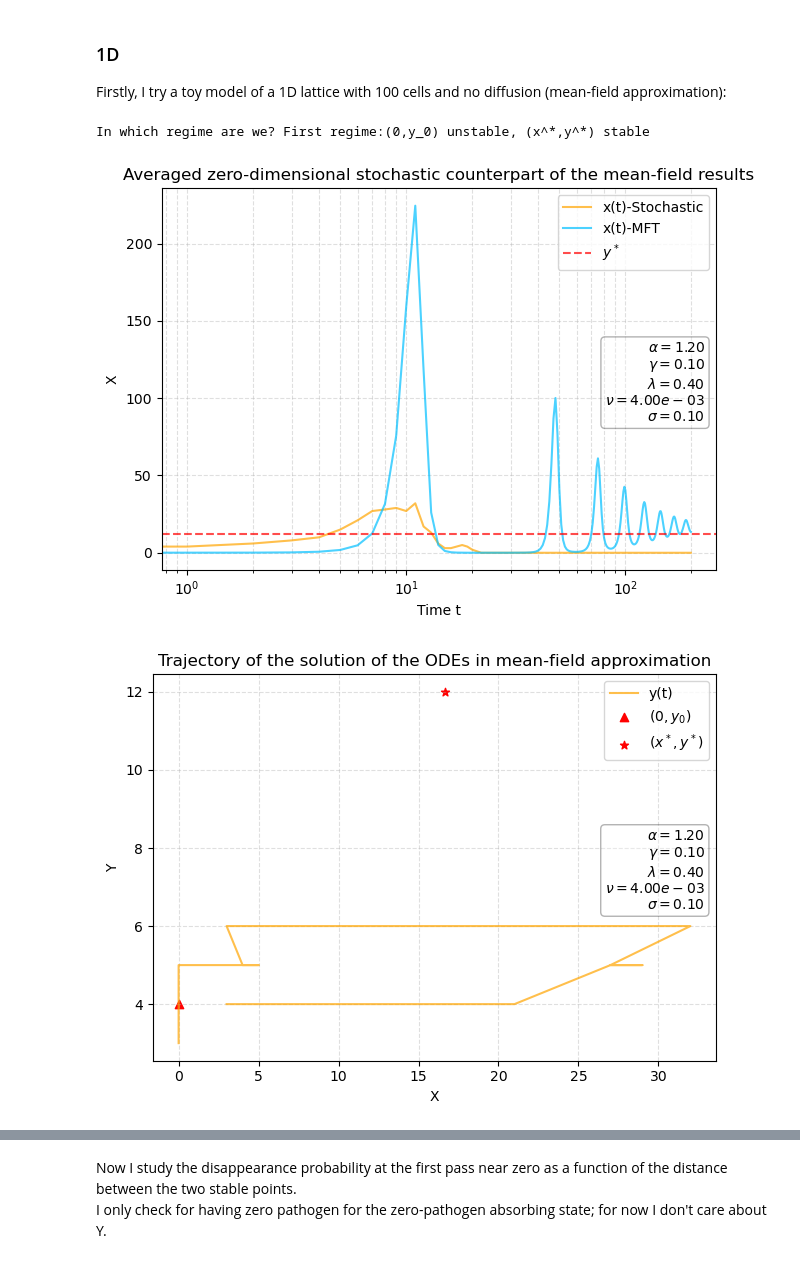
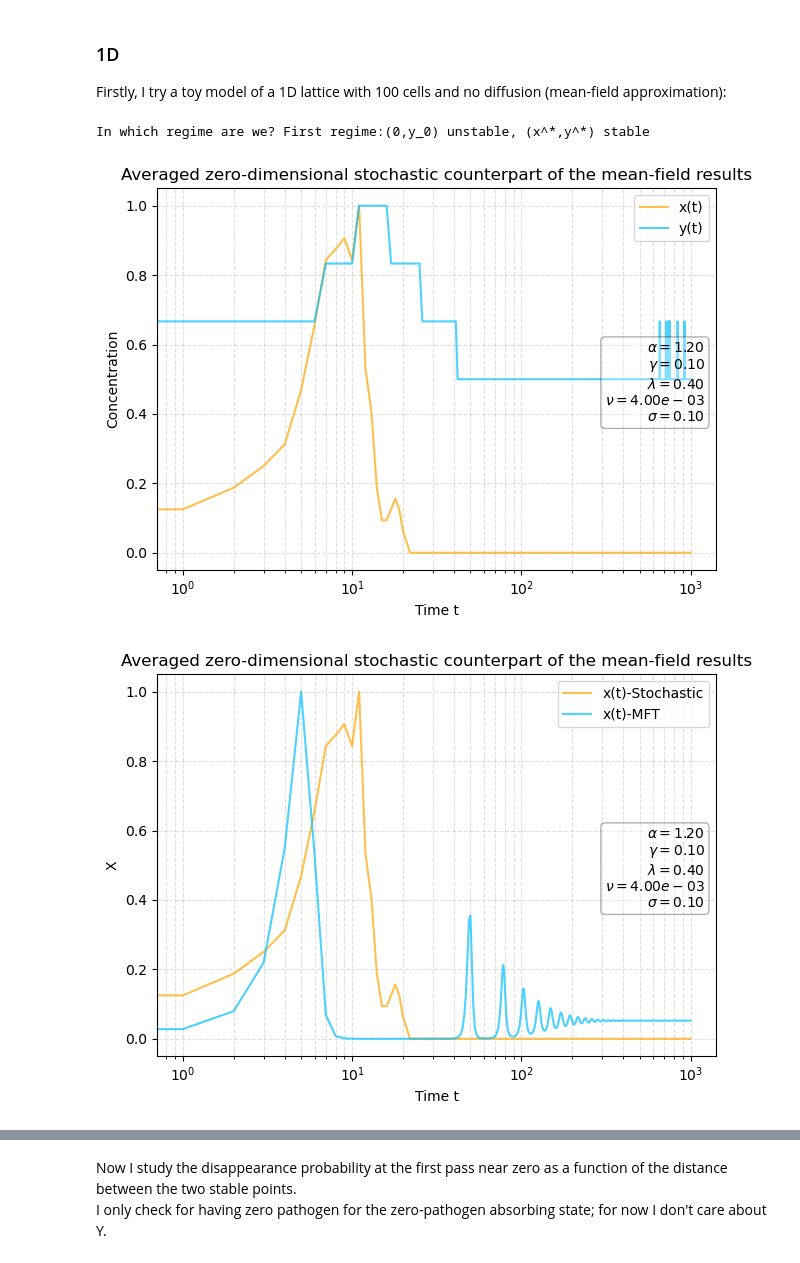
Before and after one commit to pietromalagoli/PCS, a Jupyter notebook: project.ipynb, the cells around one changed output, grey strips where cells are left out. Saved outputs shown, nothing was run; the diff lists cells and outputs as text; code cells hidden in the pictures.

Commit message:
Fixed a bit the model, still not the right results for the stochastic no diffusion part

```diff
--- a/project.ipynb
+++ b/project.ipynb
@@ -12,14 +13,14 @@ import aux      # it's a file with some generic auxiliary functions I often use
 np.random.seed(12345)
 
 # I set some parameters for the whole project
-time_steps = 200    # 1000
+time_steps = 1000    # 1000
 
 # Set the time grid for the ODEs
 t_s = np.linspace(0,time_steps,time_steps)
 
 # parameters initialization (I use the parameters listed in the caption of Figure 3)
 par = {
-    'alpha': 1.2,
+    'alpha': 1.2,   # 1.2
     'gamma': 0.1,   # questo sarebbe 0.01
     'lambda': 0.4,
     'nu': 0.004,
@@ -81,7 +82,7 @@ The parameters represent:
 ## Mean Field Approach ##
 # %%
 # set initial conditions
-z0 = np.array([0.01,np.random.poisson(lam=1)])    # z=[x,y]
+z0 = np.array([3,np.random.poisson(lam=1)])    # z=[x,y]
 #z0 = np.array([x_star,y_star])    # z=[x*,y*] (I try to initialize at a fixed point to verify stability)
 
 '''
@@ -100,6 +101,10 @@ par = {
 def system(z:np.ndarray ,t:np.ndarray ,par:dict):
 
     x, y = z
+    if x < 0.:
+        x = 0.
+    if y < 0.:
+        y = 0.
     dxdt = par['alpha']*x - par['gamma']*x*y
     dydt = par['lambda'] + par['nu']*x*y - par['sigma']*y
     return [dxdt,dydt]
@@ -108,11 +113,10 @@ def system(z:np.ndarray ,t:np.ndarray ,par:dict):
 X_ode = odeint(system,z0,t_s,args=(par,))[:,0]
 Y_ode = odeint(system,z0,t_s,args=(par,))[:,1]
 
-'''
 # Normalization
-X_ode = X_ode/np.mean(X_ode)
-Y_ode = X_ode/np.mean(Y_ode)
-'''
+X_ode /= np.max(X_ode)
+Y_ode /= np.max(Y_ode)
+
 # Solution of the X ODE
 #plt.figure(figsize=(12,8))
 plt.plot(t_s, X_ode, c='orange', label='x(t)',alpha=0.7)
@@ -243,6 +263,9 @@ def lattice1(N:int,time_steps:int,par:dict):
     lattice[:,0] = 3
     lattice[:,1] = par['lambda'] / par['sigma']
 
+    # Set it as the previous configuration
+    lattice_prev = lattice
+
     # Initialize arrays to contain the mean of x and y
     X_stoc = np.zeros(time_steps)
     Y_stoc = np.zeros(time_steps)
@@ -250,54 +273,73 @@ def lattice1(N:int,time_steps:int,par:dict):
     # Loop
     for t in range(time_steps):
         for i in range(len(lattice)):
-            lattice[i,0] += np.random.poisson(par['alpha']*lattice[i,0])                # proliferation of the pathogen
+            lattice[i,0] += np.random.poisson(par['alpha']*lattice_prev[i,0])                # proliferation of the pathogen
             lattice[i,1] += np.random.poisson(par['lambda'])                            # birth of lymphocyte
-            lattice[i,0] -= np.random.poisson(par['gamma']*lattice[i,0]*lattice[i,1])   # lymphocyte kills pathogen
+            lattice[i,0] -= np.random.poisson(par['gamma']*lattice_prev[i,0]*lattice_prev[i,1])   # lymphocyte kills pathogen
             check_sign(lattice[i,:])                                                    # check the sign only after there's a subtraction
-            lattice[i,1] += np.random.poisson(par['nu']*lattice[i,0]*lattice[i,1])      # lymphocyte duplication
-            lattice[i,1] -= np.random.poisson(par['sigma']*lattice[i,1])
+            lattice[i,1] += np.random.poisson(par['nu']*lattice_prev[i,0]*lattice_prev[i,1])      # lymphocyte duplication
+            lattice[i,1] -= np.random.poisson(par['sigma']*lattice_prev[i,1])
             check_sign(lattice[i,:])
 
-            # calculate the mean of x and y, so to compare it to the mean-field result
-            X_stoc[t] = np.floor(np.mean(lattice[:,0]))                                 # floor so that it's alwasy an int
-            Y_stoc[t] = np.floor(np.mean(lattice[:,1]))
+        # calculate the mean of x and y, so to compare it to the mean-field result
+        X_stoc[t] = np.floor(np.mean(lattice[:,0]))                                 # floor so that it's alwasy an int
+        Y_stoc[t] = np.floor(np.mean(lattice[:,1]))
 
-        #print(*lattice)                                                                # the asterisk in the print is used to print horizontally
+        # Set the current lattice configuration as the previous one
+        lattice_prev = lattice
+
+    # Normalization (?)
+    X_stoc /= np.max(X_stoc)
+    Y_stoc /= np.max(Y_stoc)
     return X_stoc, Y_stoc
 
 # Compute the model
 X_stoc, Y_stoc = lattice1(N=100,time_steps=time_steps,par=par)
 
+# plot x and y stochastic
+plt.plot(X_stoc,c='orange',label='x(t)',alpha=0.7)
+plt.plot(Y_stoc,c='deepskyblue',label='y(t)',alpha=0.7)
+plt.title('Averaged zero-dimensional stochastic counterpart of the mean-field results')
+plt.xlabel('Time t')
+plt.ylabel('Concentration')
+plt.xscale('log')
+plt.grid(True, which="both",alpha=0.4,linestyle='--')
+# Create a box plot for the parameters in 'par'
+add_par_box(par)
+plt.legend()
+plt.tight_layout()
+plt.show()
+
 # plot the evolution of x(t)
 #plt.figure(figsize=(12,8))
-plt.plot(X_stoc,c='orange',label='x(t)-Stochastic',alpha=0.7)
-plt.plot(X_ode,c='deepskyblue',label='x(t)-MFT',alpha=0.7)
-plt.axhline(y_star,c='r',linestyle='--',label=r'$y^*$',alpha=0.7)
+plt.plot(X_stoc/np.max(X_stoc),c='orange',label='x(t)-Stochastic',alpha=0.7)
+plt.plot(X_ode/np.max(X_ode),c='deepskyblue',label='x(t)-MFT',alpha=0.7)
+#plt.axhline(y_star,c='r',linestyle='--',label=r'$y^*$',alpha=0.7)
 plt.title('Averaged zero-dimensional stochastic counterpart of the mean-field results')
 plt.xlabel('Time t')
 plt.ylabel('X')
 plt.xscale('log')
 plt.grid(True, which="both",alpha=0.4,linestyle='--')
 # Create a box plot for the parameters in 'par'
 add_par_box(par)
 plt.legend()
 plt.tight_layout()
 plt.show()
 
 # Provo a plottare y(x) per vedere se capisco il problema
 plt.plot(X_stoc, Y_stoc, c='orange', label='y(t)',alpha=0.7)
 plt.title('Trajectory of the solution of the ODEs in mean-field approximation')
-plt.scatter(0,y0, c='r',marker='^',label=r'$(0,y_0)$')
-plt.scatter(x_star,y_star, c='r',marker='*',label=r'$(x^*,y^*)$')
+#plt.scatter(0,y0, c='r',marker='^',label=r'$(0,y_0)$')
+#plt.scatter(x_star,y_star, c='r',marker='*',label=r'$(x^*,y^*)$')
 plt.xlabel('X')
 plt.ylabel('Y')
 plt.grid(True, which="both",alpha=0.4,linestyle='--')
 # Create a box plot for the parameters in 'par'
 add_par_box(par)
 plt.legend()
 plt.tight_layout()
 plt.show()
 # %% [output]
 In which regime are we? First regime:(0,y_0) unstable, (x^*,y^*) stable
-[figure, old version]
+[figure, new version]
-[figure, old version]
+[figure, new version]
```
Also changed, not shown: parts of 5 cells of this notebook.
